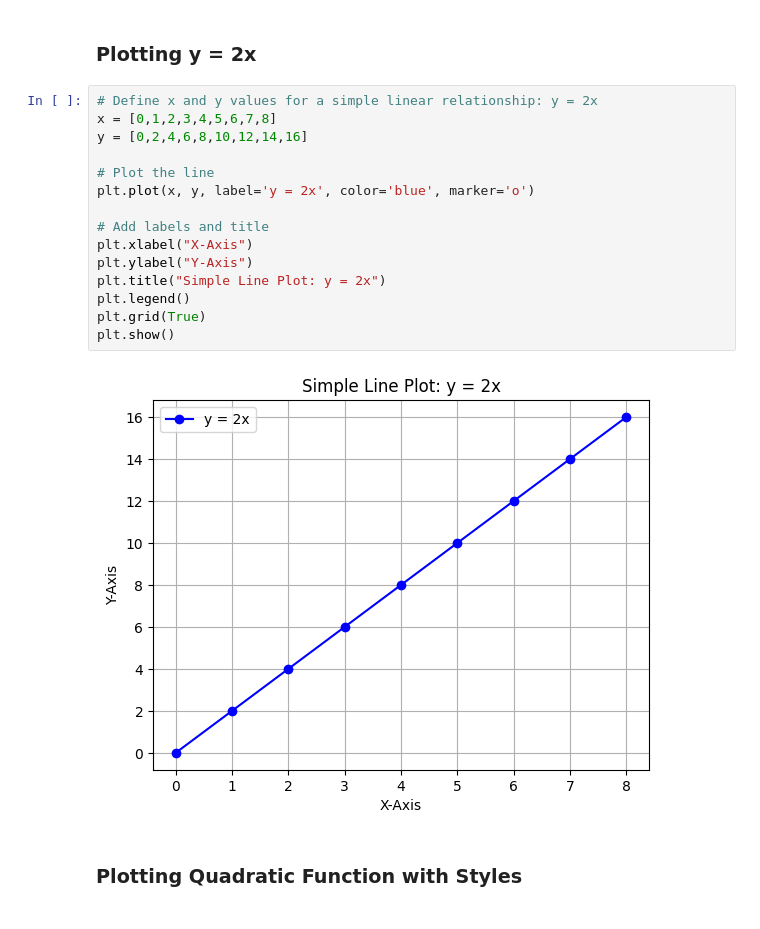
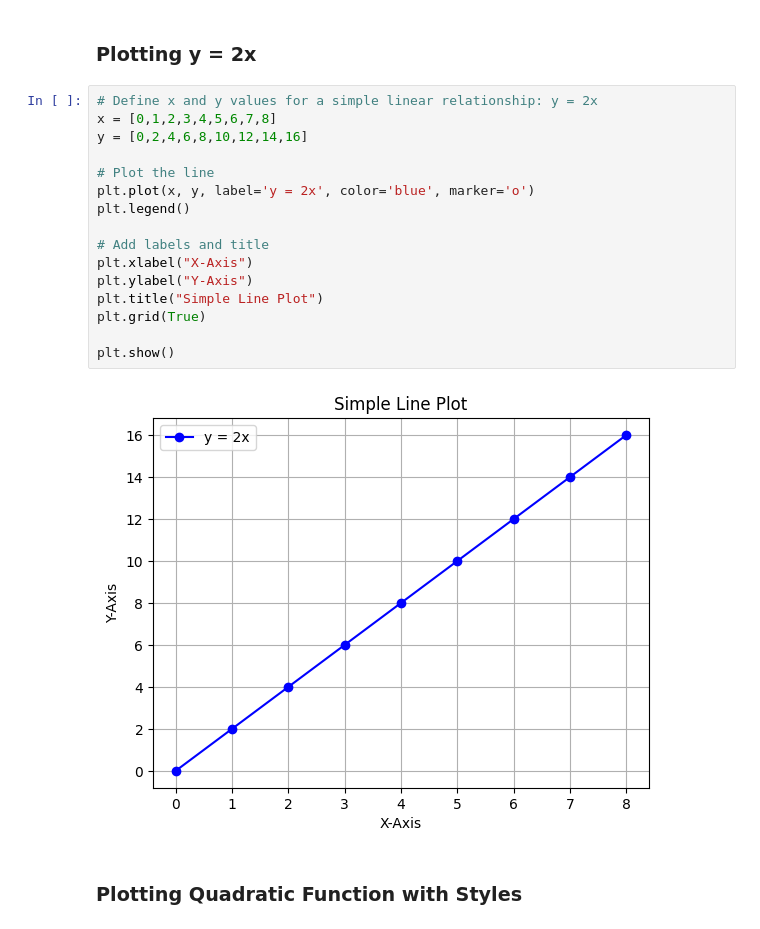
Before and after one commit to aypy01/matplotlib, a Jupyter notebook: matplotlib.ipynb, the cells around one changed output. Saved outputs shown, nothing was run; the diff lists cells and outputs as text.

```diff
--- a/matplotlib.ipynb
+++ b/matplotlib.ipynb
@@ -44,20 +44,21 @@ import matplotlib.pyplot as plt
 # %%
 # Define x and y values for a simple linear relationship: y = 2x
 x = [0,1,2,3,4,5,6,7,8]
 y = [0,2,4,6,8,10,12,14,16]
 
 # Plot the line
 plt.plot(x, y, label='y = 2x', color='blue', marker='o')
+plt.legend()
 
 # Add labels and title
 plt.xlabel("X-Axis")
 plt.ylabel("Y-Axis")
-plt.title("Simple Line Plot: y = 2x")
-plt.legend()
+plt.title("Simple Line Plot")
 plt.grid(True)
+
 plt.show()
 # %% [output]
-[figure, old version]
+[figure, new version]
 # %% [markdown]
 ###  Plotting Quadratic Function with Styles
 # %%
```
Also changed, not shown: parts of 14 cells of this notebook.
